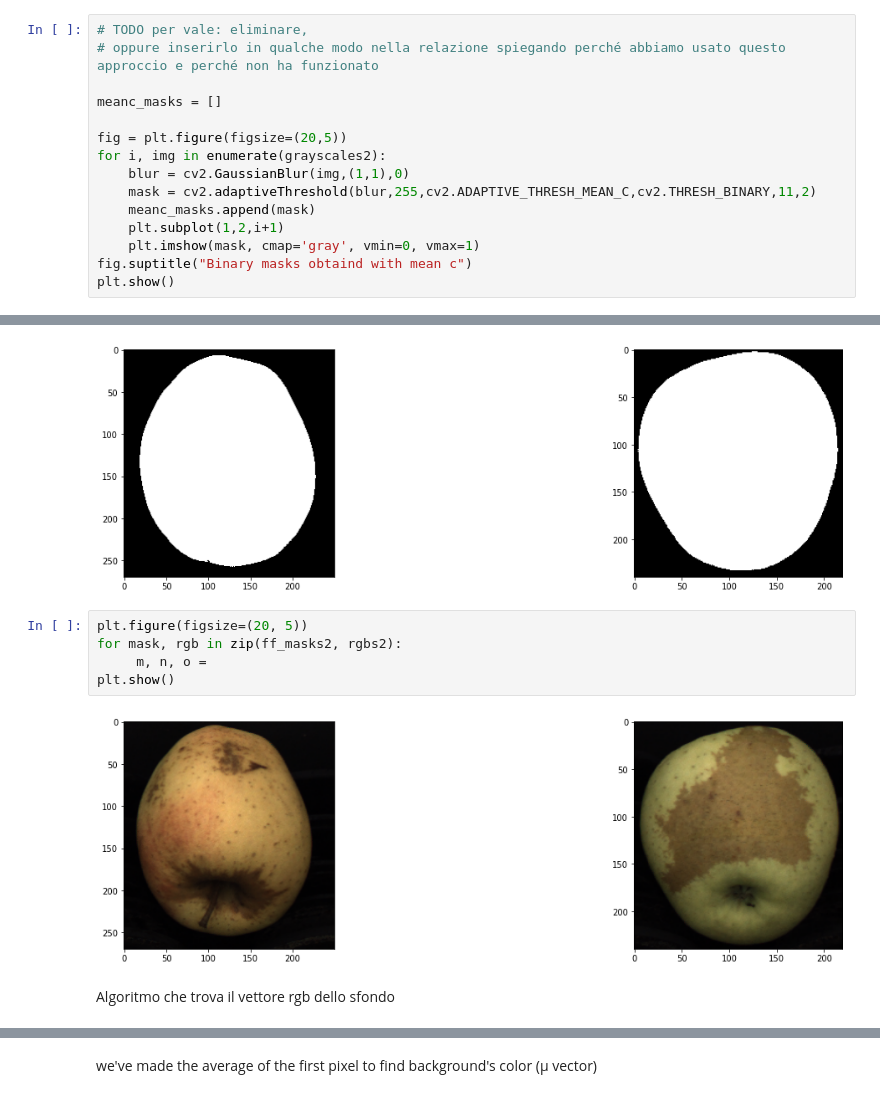
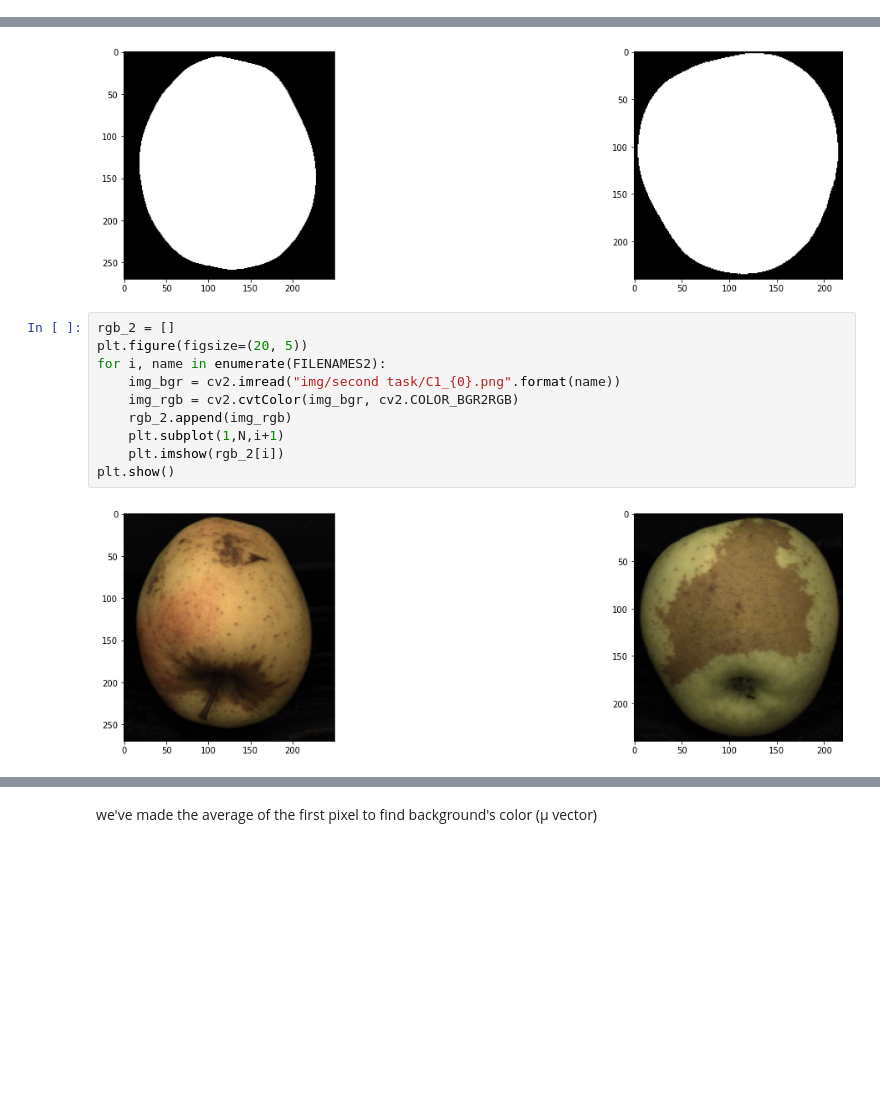
Before and after one commit to valentinaboriano/Computer-Vision, a Jupyter notebook: fruit-inspection.ipynb, the cells around one changed output, grey strips where cells are left out. Drawn from its saved outputs; the diff is of its cells as text; blank space fills up the shorter version.

```diff
--- a/fruit-inspection.ipynb
+++ b/fruit-inspection.ipynb
@@ -226,18 +242,3 @@ fig.suptitle("Binary masks obtaind with Otsu's algorithm")
 plt.show()
 # %% [output]
 [figure]
-# %%
-# TODO per vale: eliminare,
-# oppure inserirlo in qualche modo nella relazione spiegando perché abbiamo usato questo approccio e perché non ha funzionato
-
-meanc_masks = []
-
-fig = plt.figure(figsize=(20,5))
-for i, img in enumerate(grayscales2):
-    blur = cv2.GaussianBlur(img,(1,1),0)
-    mask = cv2.adaptiveThreshold(blur,255,cv2.ADAPTIVE_THRESH_MEAN_C,cv2.THRESH_BINARY,11,2)
-    meanc_masks.append(mask)
-    plt.subplot(1,2,i+1)
-    plt.imshow(mask, cmap='gray', vmin=0, vmax=1)
-fig.suptitle("Binary masks obtaind with mean c")
-plt.show()
@@ -262,12 +261,15 @@ for k, mask in enumerate(masks2):
 plt.show()
 # %% [output]
 [figure]
-# %%
-plt.figure(figsize=(20, 5))
-for mask, rgb in zip(ff_masks2, rgbs2):
-     m, n, o =
-plt.show()
-# %% [output]
-[figure, removed]
-# %% [markdown]
-Algoritmo che trova il vettore rgb dello sfondo
+# %%
+rgb_2 = []
+plt.figure(figsize=(20, 5))
+for i, name in enumerate(FILENAMES2):
+    img_bgr = cv2.imread("img/second task/C1_{0}.png".format(name))
+    img_rgb = cv2.cvtColor(img_bgr, cv2.COLOR_BGR2RGB)
+    rgb_2.append(img_rgb)
+    plt.subplot(1,N,i+1)
+    plt.imshow(rgb_2[i])
+plt.show()
+# %% [output]
+[figure, added]
```
Also changed, not shown: parts of 12 cells of this notebook.
